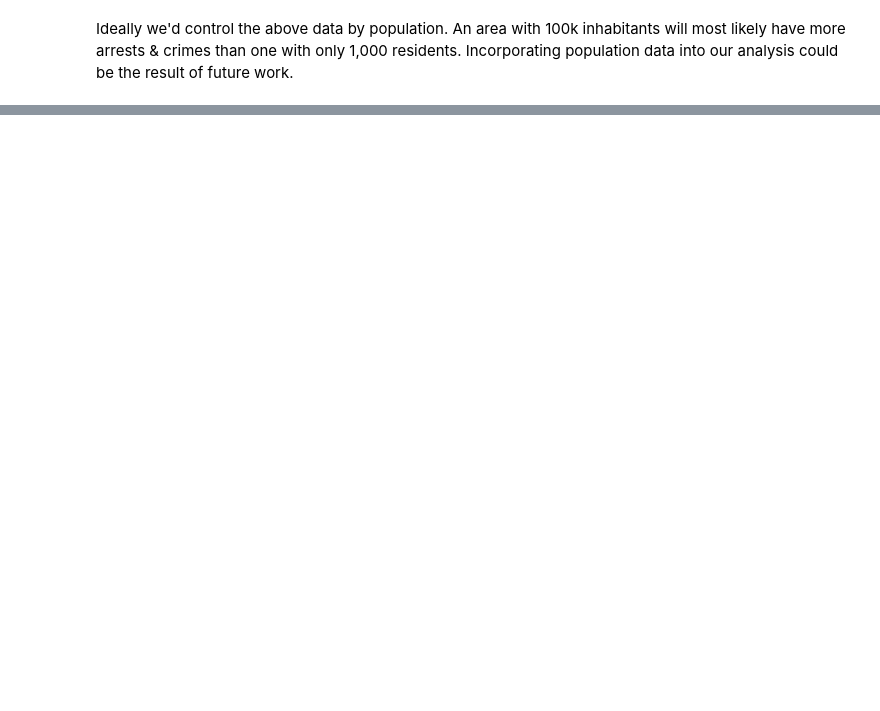
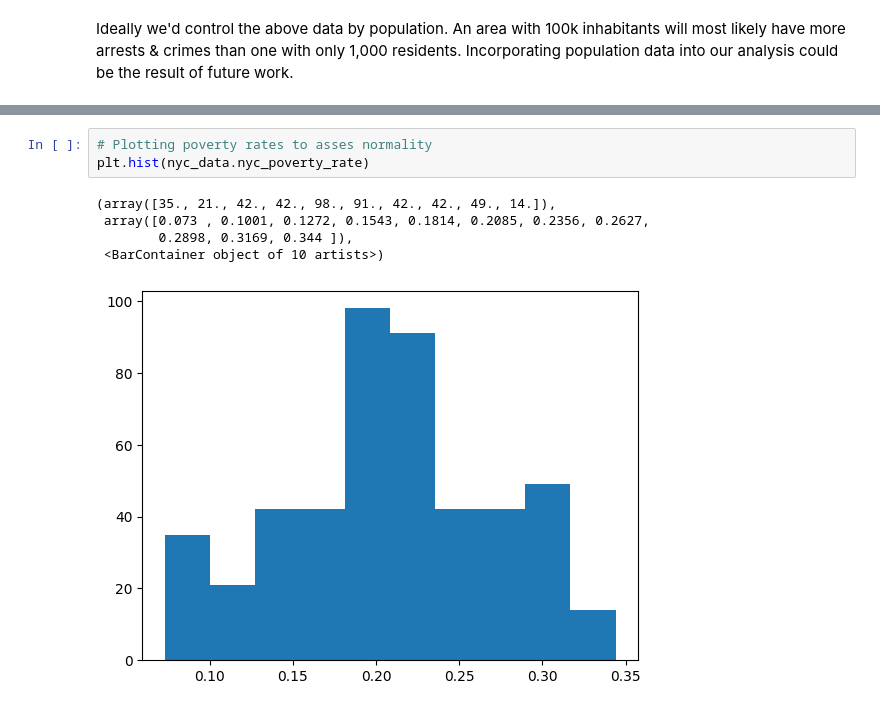
Before and after one commit to andrewbowen19/advancedProgrammingData602, a Jupyter notebook: src/project/final-project.ipynb, the cells around one changed output, grey strips where cells are left out. Drawn from its saved outputs; the diff is of its cells as text; blank space fills up the shorter version.

```diff
--- a/src/project/final-project.ipynb
+++ b/src/project/final-project.ipynb
@@ -301,0 +354,9 @@ Ideally we'd control the above data by population. An area with 100k inhabitants
+# %%
+# Plotting poverty rates to asses normality
+plt.hist(nyc_data.nyc_poverty_rate)
+# %% [output]
+(array([35., 21., 42., 42., 98., 91., 42., 42., 49., 14.]),
+ array([0.073 , 0.1001, 0.1272, 0.1543, 0.1814, 0.2085, 0.2356, 0.2627,
+        0.2898, 0.3169, 0.344 ]),
+ <BarContainer object of 10 artists>)
+[figure, added]
```
Also changed, not shown: parts of 17 cells of this notebook, 1 other file.
